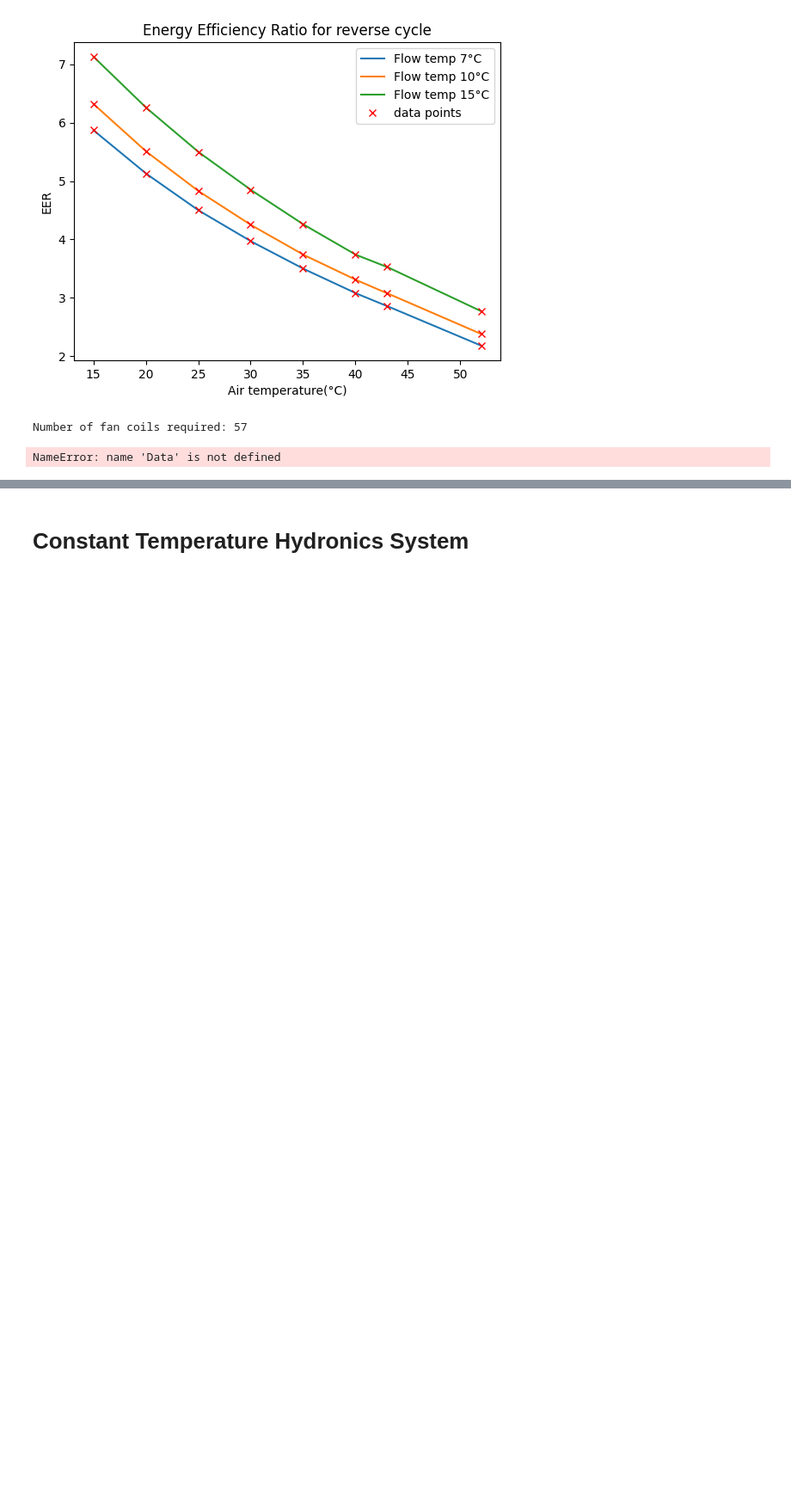
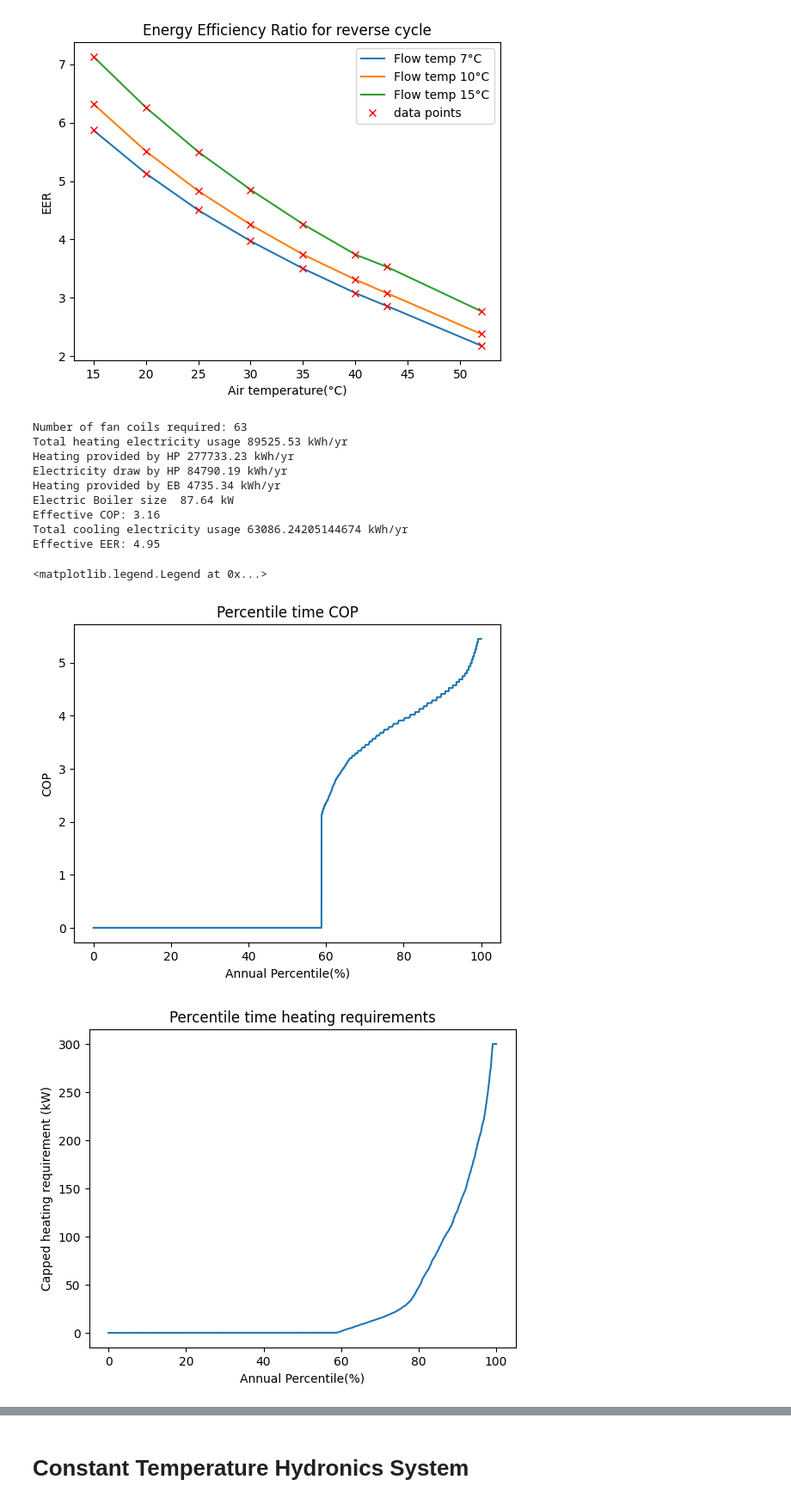
Before and after one commit to SNaylor12543/Variable_Output_Temperature_Heat_Pump, a Jupyter notebook: EAHV-M1500-YCL(-N).ipynb, the cells around one changed output, grey strips where cells are left out. Shown at 86% size. Drawn from its saved outputs; the diff is of its cells as text; code cells hidden in the pictures; blank space fills up the shorter version.

Commit message:
fixed COP=1 on write

```diff
--- a/EAHV-M1500-YCL(-N).ipynb
+++ b/EAHV-M1500-YCL(-N).ipynb
@@ -108,7 +108,7 @@ import matplotlib.pyplot as plt
 
 # np.set_printoptions(threshold=np.inf)
 
-max_HP_power = 260 # in kW
+max_HP_power = 300 # in kW
 max_HVAC_power = 175 # in kW
 Heat_Pump_count = 2
 
@@ -129,7 +129,7 @@ Controller = Reverse_HP_Controller(data_path, Heat_Pump, Heat_Pump_count, HVAC,
     cooling, cooling_electricity, cooling_hydronics_temp, EER
 ) = Controller.controller()
 
-Data.write_to_csv(data_path, "Energy_Heating(kW)", HP_heating + boier_power)
+Data.write_to_csv(data_path, "Energy_Heating(kW)", HP_electricity_demand + boiler_power)
 Data.write_to_csv(data_path, "Energy_Cooling(kW)", cooling_electricity)
 
 # HP system
@@ -165,32 +165,42 @@ plt.ylabel('COP')
 plt.figure(1)
 plt.plot(100 * time / np.max(time), np.sort(heating))
 plt.title('Percentile time heating requirements')
 plt.xlabel('Annual Percentile(%)')
 plt.ylabel('Capped heating requirement (kW)')
 
 plt.figure(2)
 plt.plot(100 * time / np.max(time), np.sort(EER))
 plt.title("Percentile time EER")
 plt.xlabel('Annual Percentile(%)')
 plt.ylabel('EER')
 
 plt.figure(3)
 plt.plot(100 * time / np.max(time), np.sort(cooling))
 plt.title('Percentile time cooling requirements')
 plt.xlabel('Annual Percentile(%)')
 plt.ylabel('Capped cooling requirement (kW)')
 
 plt.figure(4)
 indices = [i for i, x in enumerate(heating) if x != 0]
 plt.plot(air_temp[indices], HP_deliver_temp[indices], marker="o", label="Demanded conditions", linestyle="None")
 air_temp_op_conditions = np.linspace(-20, 20, 1000)
 hydronics_temp_op_conditions = np.ones(len(air_temp_op_conditions)) * 55
 hydronics_temp_op_conditions = Heat_Pump.operating_conditions_check(hydronics_temp_op_conditions, air_temp_op_conditions)
 plt.plot(air_temp_op_conditions, hydronics_temp_op_conditions, color="red", label="Heat Pump operating conditions")
 plt.xlabel("Air temperature(°C)")
 plt.ylabel("Hydronics temperature(°C)")
 plt.title("Can our heat pump supply required hydronics temperature?")
 plt.legend(loc='upper right')
 # %% [output]
-Number of fan coils required: 57
+Number of fan coils required: 63
+Total heating electricity usage 89525.53 kWh/yr
+Heating provided by HP 277733.23 kWh/yr
+Electricity draw by HP 84790.19 kWh/yr
+Heating provided by EB 4735.34 kWh/yr
+Electric Boiler size  87.64 kW
+Effective COP: 3.16
+Total cooling electricity usage 63086.24205144674 kWh/yr
+Effective EER: 4.95
-NameError: name 'Data' is not defined
+<matplotlib.legend.Legend at 0x...>
+[figure, added]
+[figure, added]
```
Also changed, not shown: parts of 1 cell of this notebook, 3 other files.
